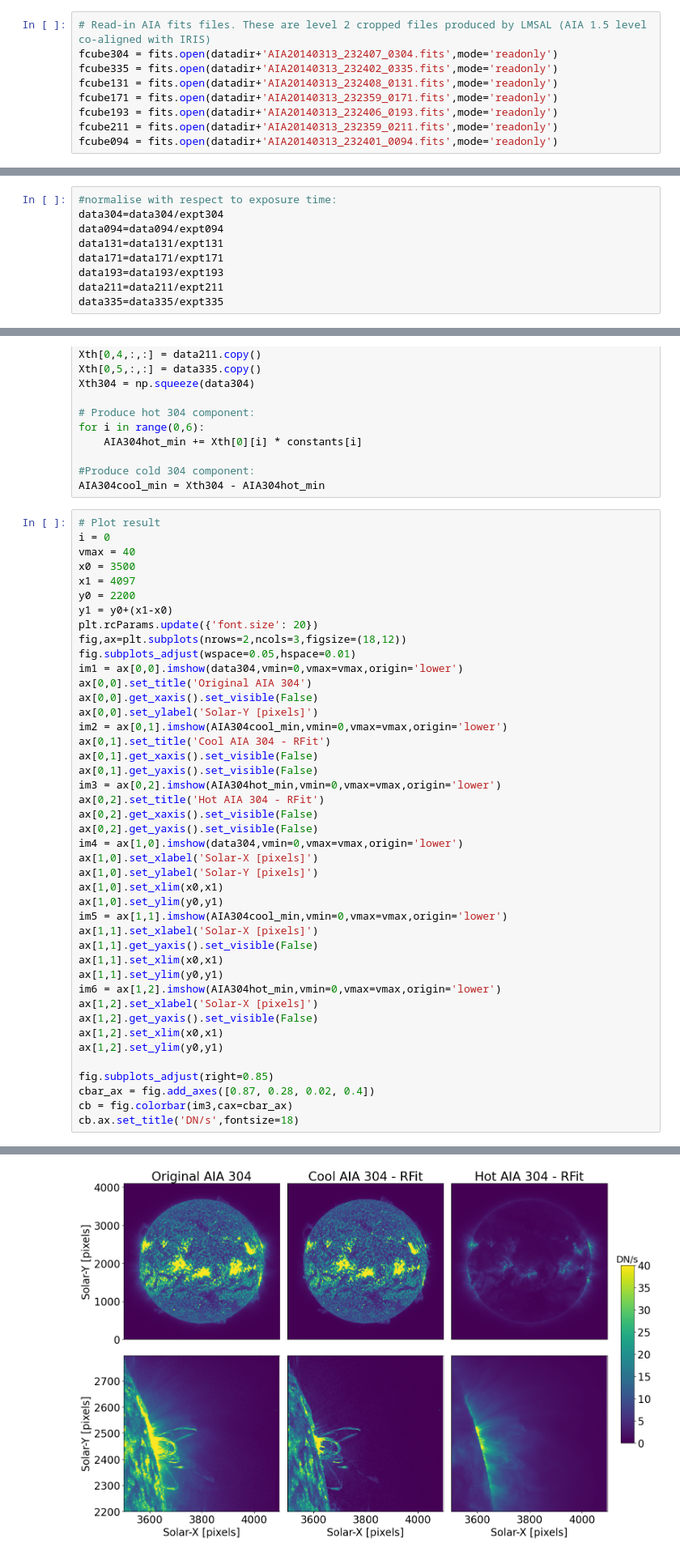
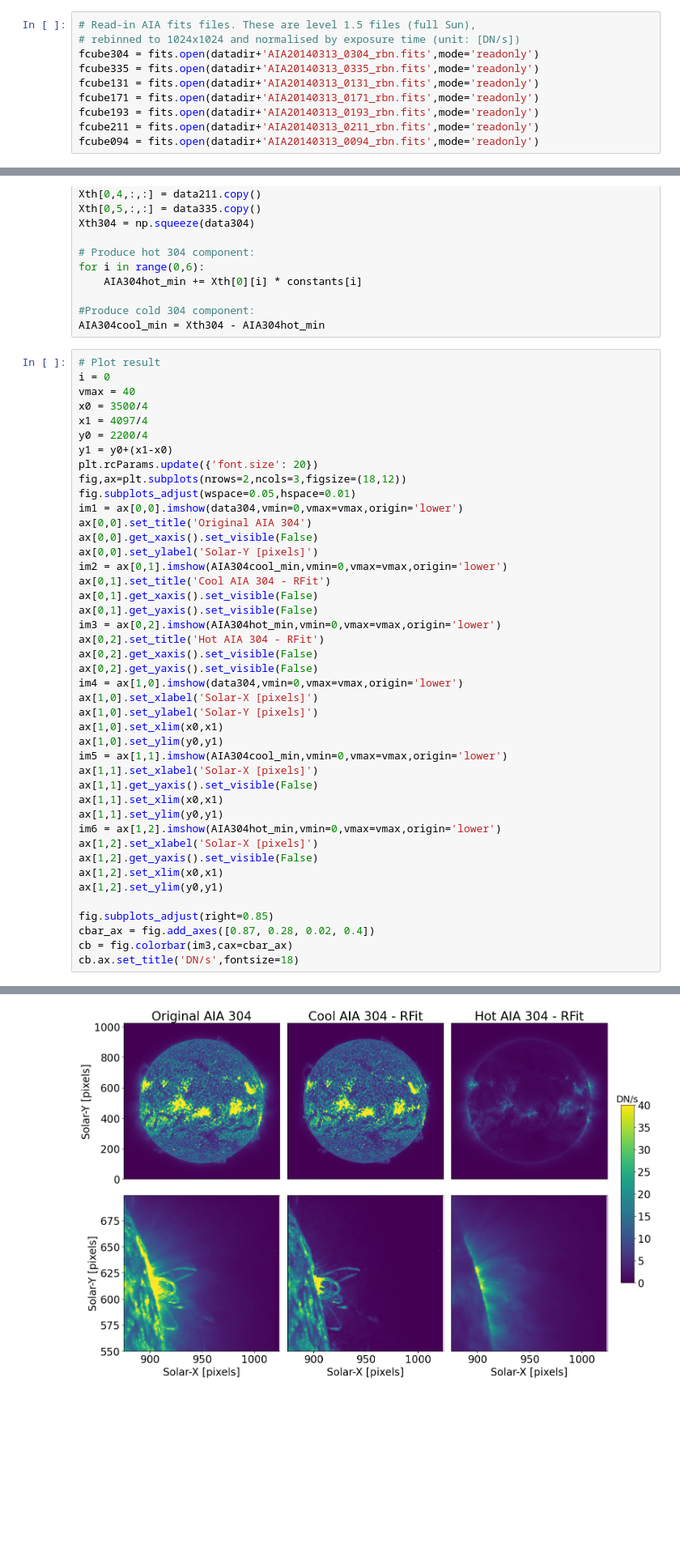
Before and after one commit to patrickantolin/Solar-Cool-Hot, a Jupyter notebook: RFit-method.ipynb, the cells around one changed output, grey strips where cells are left out. Shown at 81% size. Cells and saved outputs as stored; diff of their text form; blank space fills up the shorter version.

```diff
--- a/RFit-method.ipynb
+++ b/RFit-method.ipynb
@@ -19,14 +19,15 @@ date='20140313'
 # %%
 datadir='./data/'
 # %%
-# Read-in AIA fits files. These are level 2 cropped files produced by LMSAL (AIA 1.5 level co-aligned with IRIS)
-fcube304 = fits.open(datadir+'AIA20140313_232407_0304.fits',mode='readonly')
-fcube335 = fits.open(datadir+'AIA20140313_232402_0335.fits',mode='readonly')
-fcube131 = fits.open(datadir+'AIA20140313_232408_0131.fits',mode='readonly')
-fcube171 = fits.open(datadir+'AIA20140313_232359_0171.fits',mode='readonly')
-fcube193 = fits.open(datadir+'AIA20140313_232406_0193.fits',mode='readonly')
-fcube211 = fits.open(datadir+'AIA20140313_232359_0211.fits',mode='readonly')
-fcube094 = fits.open(datadir+'AIA20140313_232401_0094.fits',mode='readonly')
+# Read-in AIA fits files. These are level 1.5 files (full Sun),
+# rebinned to 1024x1024 and normalised by exposure time (unit: [DN/s])
+fcube304 = fits.open(datadir+'AIA20140313_0304_rbn.fits',mode='readonly')
+fcube335 = fits.open(datadir+'AIA20140313_0335_rbn.fits',mode='readonly')
+fcube131 = fits.open(datadir+'AIA20140313_0131_rbn.fits',mode='readonly')
+fcube171 = fits.open(datadir+'AIA20140313_0171_rbn.fits',mode='readonly')
+fcube193 = fits.open(datadir+'AIA20140313_0193_rbn.fits',mode='readonly')
+fcube211 = fits.open(datadir+'AIA20140313_0211_rbn.fits',mode='readonly')
+fcube094 = fits.open(datadir+'AIA20140313_0094_rbn.fits',mode='readonly')
 # %%
 data304 = fcube304[0].data
 data304 = data304.astype(float, copy=False)
@@ -61,12 +53,3 @@ expt335=hdr335['EXPTIME']
-# %%
-#normalise with respect to exposure time:
-data304=data304/expt304
-data094=data094/expt094
-data131=data131/expt131
-data171=data171/expt171
-data193=data193/expt193
-data211=data211/expt211
-data335=data335/expt335
 # %% [markdown]
 In IDL:
 Produce the AIA temperature response function with SSWIDL with the following keywords:
@@ -262,9 +245,9 @@ AIA304cool_min = Xth304 - AIA304hot_min
 # Plot result
 i = 0
 vmax = 40
-x0 = 3500
-x1 = 4097
-y0 = 2200
+x0 = 3500/4
+x1 = 4097/4
+y0 = 2200/4
 y1 = y0+(x1-x0)
 plt.rcParams.update({'font.size': 20})
 fig,ax=plt.subplots(nrows=2,ncols=3,figsize=(18,12))
@@ -276,31 +259,31 @@ ax[0,0].set_ylabel('Solar-Y [pixels]')
 im2 = ax[0,1].imshow(AIA304cool_min,vmin=0,vmax=vmax,origin='lower')
 ax[0,1].set_title('Cool AIA 304 - RFit')
 ax[0,1].get_xaxis().set_visible(False)
 ax[0,1].get_yaxis().set_visible(False)
 im3 = ax[0,2].imshow(AIA304hot_min,vmin=0,vmax=vmax,origin='lower')
 ax[0,2].set_title('Hot AIA 304 - RFit')
 ax[0,2].get_xaxis().set_visible(False)
 ax[0,2].get_yaxis().set_visible(False)
 im4 = ax[1,0].imshow(data304,vmin=0,vmax=vmax,origin='lower')
 ax[1,0].set_xlabel('Solar-X [pixels]')
 ax[1,0].set_ylabel('Solar-Y [pixels]')
 ax[1,0].set_xlim(x0,x1)
 ax[1,0].set_ylim(y0,y1)
 im5 = ax[1,1].imshow(AIA304cool_min,vmin=0,vmax=vmax,origin='lower')
 ax[1,1].set_xlabel('Solar-X [pixels]')
 ax[1,1].get_yaxis().set_visible(False)
 ax[1,1].set_xlim(x0,x1)
 ax[1,1].set_ylim(y0,y1)
 im6 = ax[1,2].imshow(AIA304hot_min,vmin=0,vmax=vmax,origin='lower')
 ax[1,2].set_xlabel('Solar-X [pixels]')
 ax[1,2].get_yaxis().set_visible(False)
 ax[1,2].set_xlim(x0,x1)
 ax[1,2].set_ylim(y0,y1)
 
 fig.subplots_adjust(right=0.85)
 cbar_ax = fig.add_axes([0.87, 0.28, 0.02, 0.4])
 cb = fig.colorbar(im3,cax=cbar_ax)
 cb.ax.set_title('DN/s',fontsize=18)
 # %% [output]
 Text(0.5, 1.0, 'DN/s')
-[figure, old version]
+[figure, new version]
```
Also changed, not shown: parts of 1 cell of this notebook.
